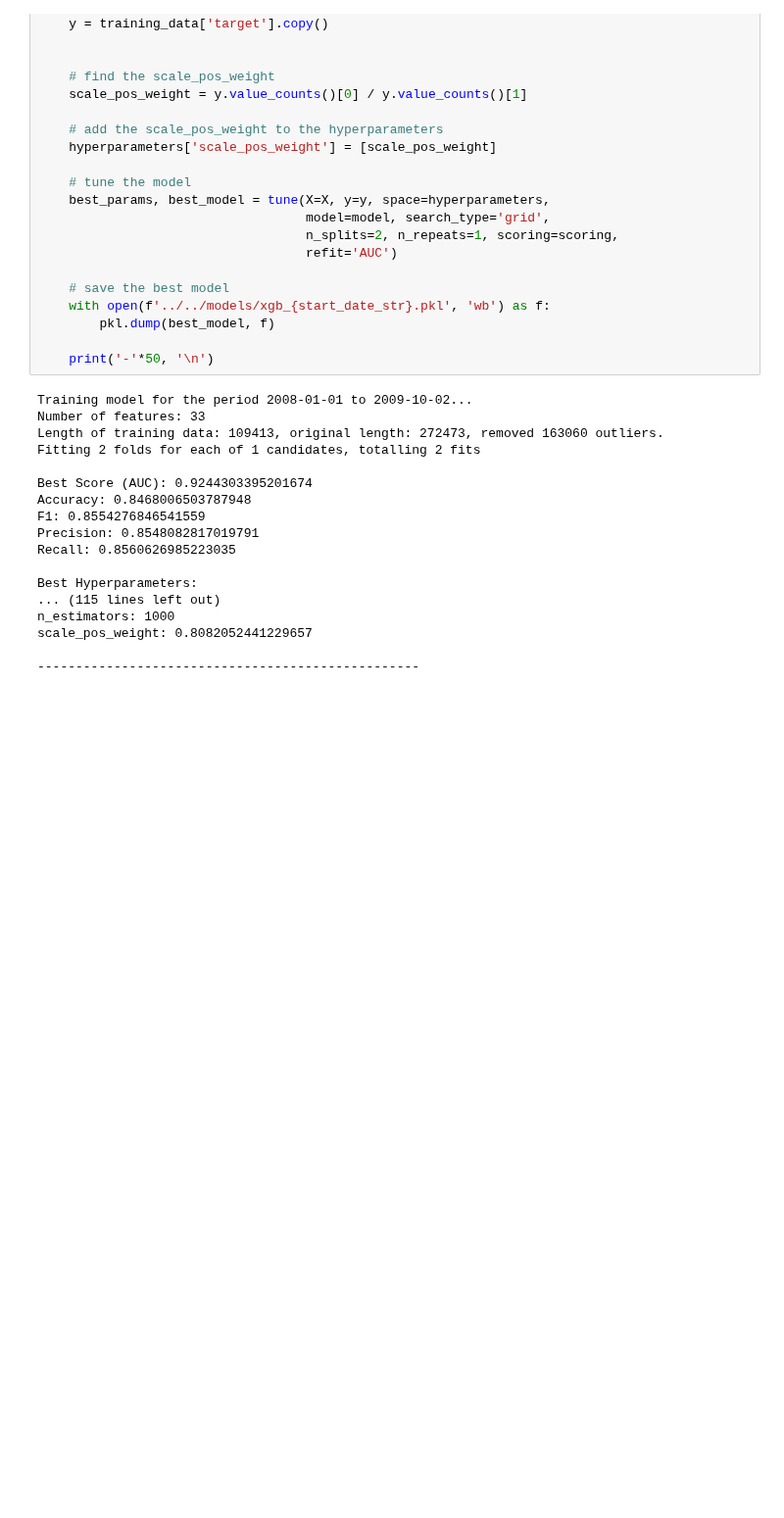
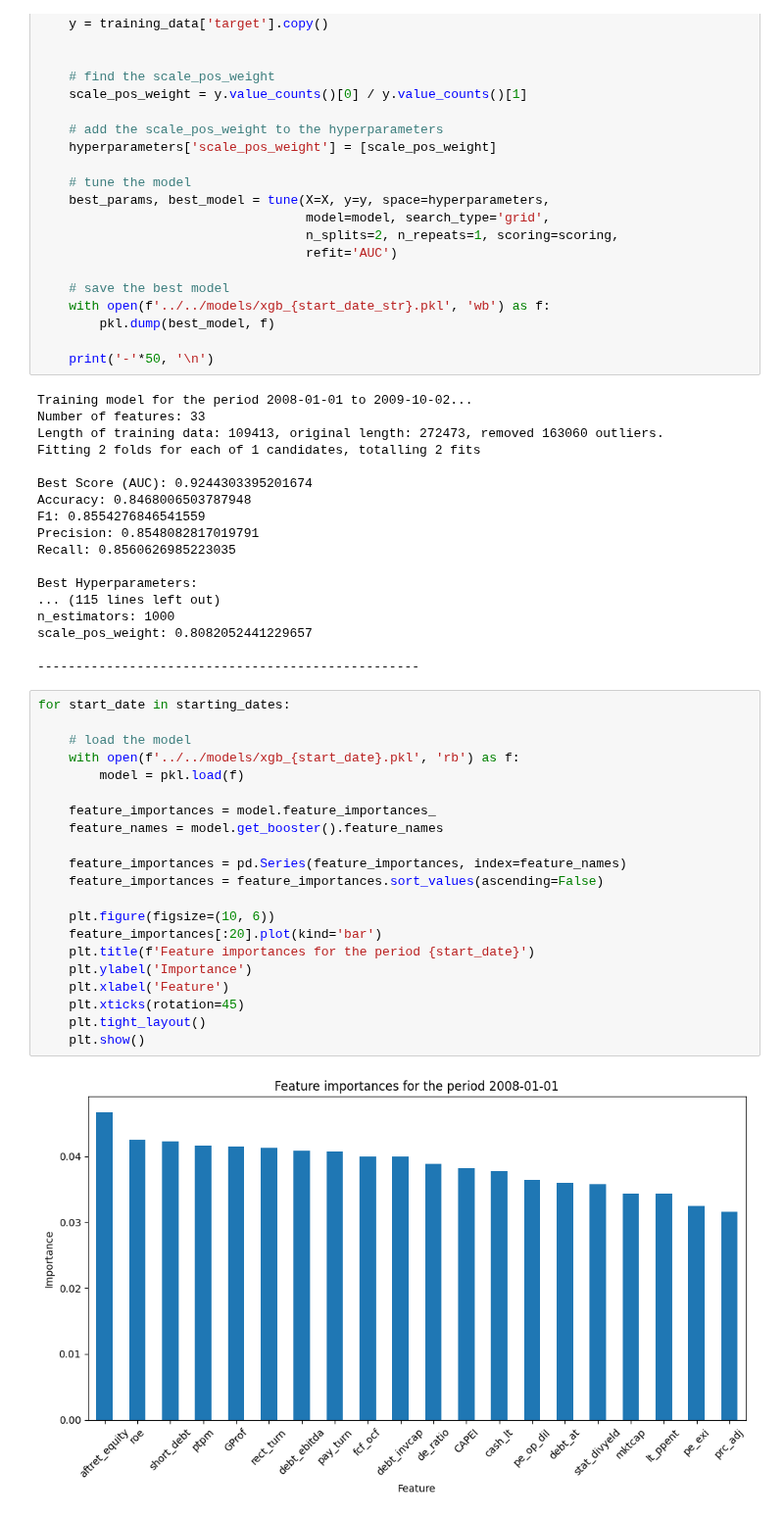
Before and after one commit to NotFrancee/bsic_hephaestus_paper, a Jupyter notebook: src/xgboost/xgboost_v2.ipynb, the cells around one changed output. Shown at 98% size. Cells and saved outputs as stored; diff of their text form; blank space fills up the shorter version.

Commit message:
Plot feature importances for every period

```diff
--- a/src/xgboost/xgboost_v2.ipynb
+++ b/src/xgboost/xgboost_v2.ipynb
@@ -128,3 +121,26 @@ n_estimators: 1000
 scale_pos_weight: 0.8082052441229657
 
 --------------------------------------------------
+# %%
+for start_date in starting_dates:
+
+    # load the model
+    with open(f'../../models/xgb_{start_date}.pkl', 'rb') as f:
+        model = pkl.load(f)
+
+    feature_importances = model.feature_importances_
+    feature_names = model.get_booster().feature_names
+
+    feature_importances = pd.Series(feature_importances, index=feature_names)
+    feature_importances = feature_importances.sort_values(ascending=False)
+
+    plt.figure(figsize=(10, 6))
+    feature_importances[:20].plot(kind='bar')
+    plt.title(f'Feature importances for the period {start_date}')
+    plt.ylabel('Importance')
+    plt.xlabel('Feature')
+    plt.xticks(rotation=45)
+    plt.tight_layout()
+    plt.show()
+# %% [output]
+[figure, added]
```
Also changed, not shown: parts of 3 cells of this notebook.
